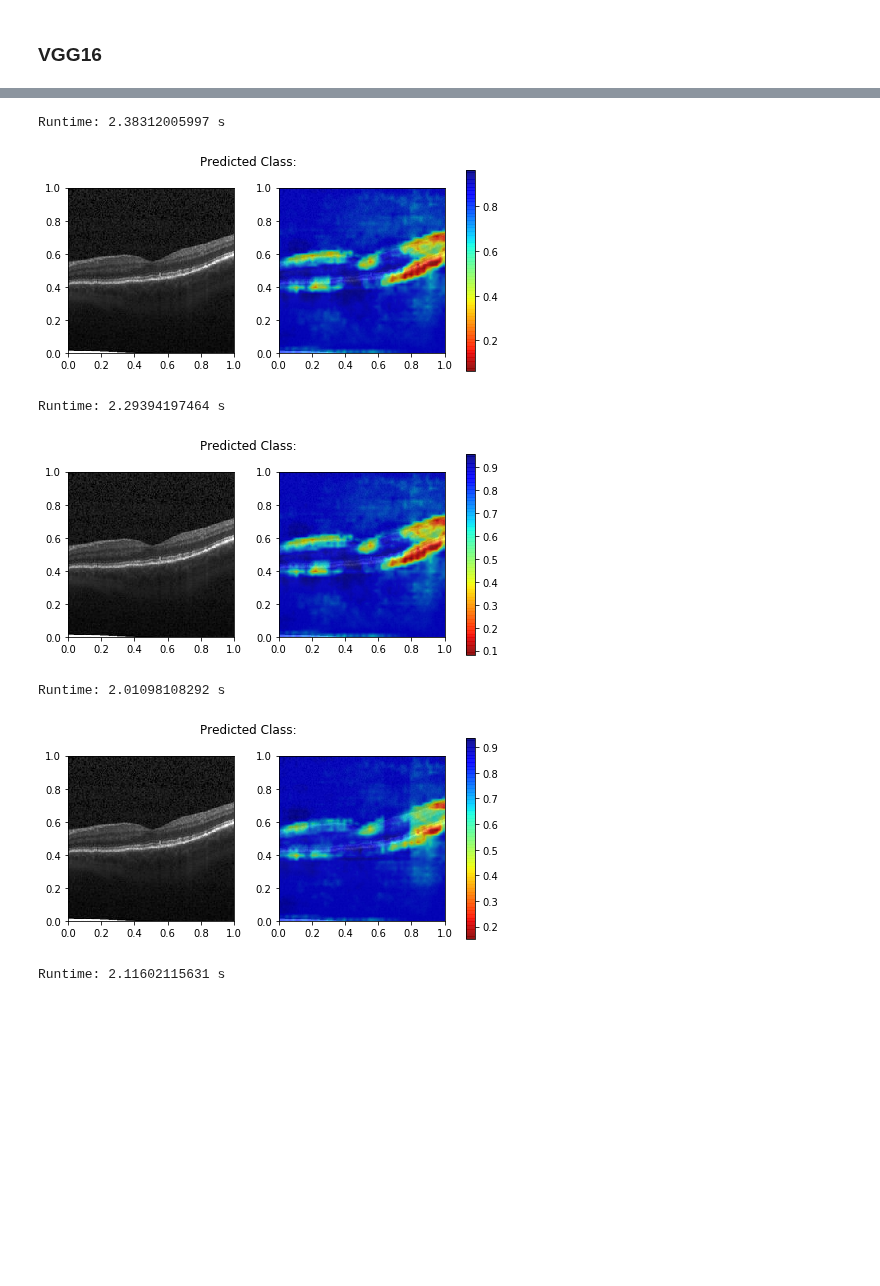
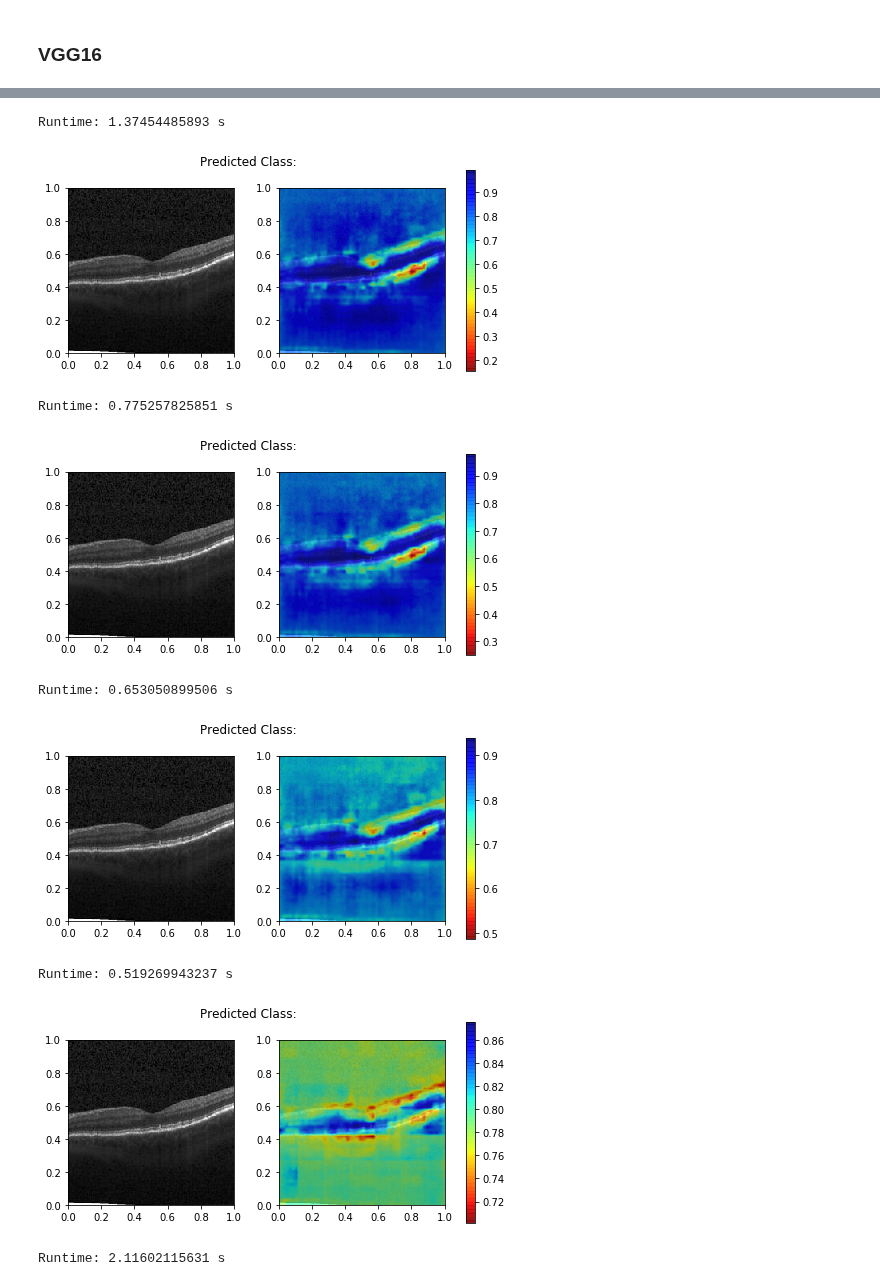
Before and after one commit to xil222/krypton, a Jupyter notebook: exps/vgg16_oct.ipynb, the cells around one changed output, grey strips where cells are left out. Drawn from its saved outputs; the diff is of its cells as text; code cells hidden in the pictures; blank space fills up the shorter version.

```diff
--- a/exps/vgg16_oct.ipynb
+++ b/exps/vgg16_oct.ipynb
@@ -92,4 +114,4 @@ optimizer_ft = optim.Adam(model_ft.classifier[-2].parameters(), lr=1e-3)#, weigh
 # %%
 model_ft = ft_train_model(model_ft, criterion, optimizer_ft, dataloaders, device,
-                          dataset_sizes, class_names, num_epochs=1)
+                          dataset_sizes, class_names, num_epochs=20)
 # %% [output]
@@ -105,11 +138,20 @@ Best validation Acc: 0.874416
 # final_layer['fc8_b:0'] = model_ft.classifier[-2].bias.data.cpu().numpy()
 # save_dict_to_hdf5(final_layer, './oct_drusen_vgg16_ptch.h5')
 
-temp_weights_data = load_dict_from_hdf5('oct_drusen_vgg16_ptch.h5', gpu=True)
-model_ft.classifier[-2].weight.data = temp_weights_data['fc8_W:0']
-model_ft.classifier[-2].bias.data = temp_weights_data['fc8_b:0']
+# temp_weights_data = load_dict_from_hdf5('oct_drusen_vgg16_ptch.h5', gpu=True)
+# model_ft.classifier[-2].weight.data = temp_weights_data['fc8_W:0']
+# model_ft.classifier[-2].bias.data = temp_weights_data['fc8_b:0']
+
+# final_layer = {}
+# final_layer['fc:w'] = model_ft.fc[0].weight.data.cpu().numpy()
+# final_layer['fc:b'] = model_ft.fc[0].bias.data.cpu().numpy()
+# save_dict_to_hdf5(final_layer, './oct_drusen_resnet18_ptch.h5')
+
+temp_weights_data = load_dict_from_hdf5('oct_drusen_resnet18_ptch.h5', gpu=True)
+model_ft.fc[0].weight.data = temp_weights_data['fc:w']
+model_ft.fc[0].bias.data = temp_weights_data['fc:b']
 # %%
-file_path = '../data/oct/validation/CNV/CNV-375851-1.jpeg'
+#file_path = '../data/oct/validation/CNV/CNV-375851-1.jpeg'
 #file_path = '../data/oct/validation/CNV/CNV-5446025-7.jpeg'
 file_path = '../data/oct/DRUSEN_NORMAL/validation/DRUSEN/DRUSEN-5333808-1.jpeg'
 # %%
@@ -119,7 +161,11 @@ tensor([[ 0.1558,  0.8442]], device='cuda:0')
 # %%
-weights_data = load_dict_from_hdf5('../code/python/vgg16_weights_ptch.h5', gpu=True)
-weights_data['fc8_W:0'] = model_ft.classifier[-2].weight.data
-weights_data['fc8_b:0'] = model_ft.classifier[-2].bias.data
+# weights_data = load_dict_from_hdf5('../code/python/vgg16_weights_ptch.h5', gpu=True)
+# weights_data['fc8_W:0'] = model_ft.classifier[-2].weight.data
+# weights_data['fc8_b:0'] = model_ft.classifier[-2].bias.data
+
+weights_data = load_dict_from_hdf5('../code/python/resnet18_weights_ptch.h5', gpu=True)
+weights_data['fc:w'] = model_ft.fc[0].weight.data
+weights_data['fc:b'] = model_ft.fc[0].bias.data
 # %%
 patch_size = 16
 stride = 4
@@ -137,22 +183,24 @@ torch.cuda.empty_cache()
 gc.collect()
 torch.cuda.empty_cache()
 # %%
-for b in [1., 0.4, 0.3]:
+for b in [1., 0.5, 0.4, 0.3]:
     prev_time = time.time()
-    x = inc_inference_e2e(VGG16, file_path, patch_size, stride, logit_index, batch_size=128, beta=b,
+    x = inc_inference_e2e(ResNet18, file_path, patch_size, stride, logit_index, batch_size=128, beta=b,
                           x0=0, y0=0, image_size=224,
                           x_size=224, y_size=224, gpu=True, n_labels=2,
                           weights_data=weights_data, loader=data_transforms['validation'], c=0.0)
 
     print('Runtime: ' + str((time.time()-prev_time)) + " s")
     hm_th = generate_heatmap(file_path, x, show=True, label="")
 # %% [output]
-Runtime: 2.38312005997 s
+Runtime: 1.37454485893 s
-[figure, old version]
+[figure, new version]
-Runtime: 2.29394197464 s
+Runtime: 0.775257825851 s
-[figure, old version]
+[figure, new version]
-Runtime: 2.01098108292 s
+Runtime: 0.653050899506 s
-[figure, old version]
+[figure, new version]
+Runtime: 0.519269943237 s
+[figure, added]
 # %%
 gc.collect()
 torch.cuda.empty_cache()
```
Also changed, not shown: parts of 5 cells of this notebook, 14 other files.
